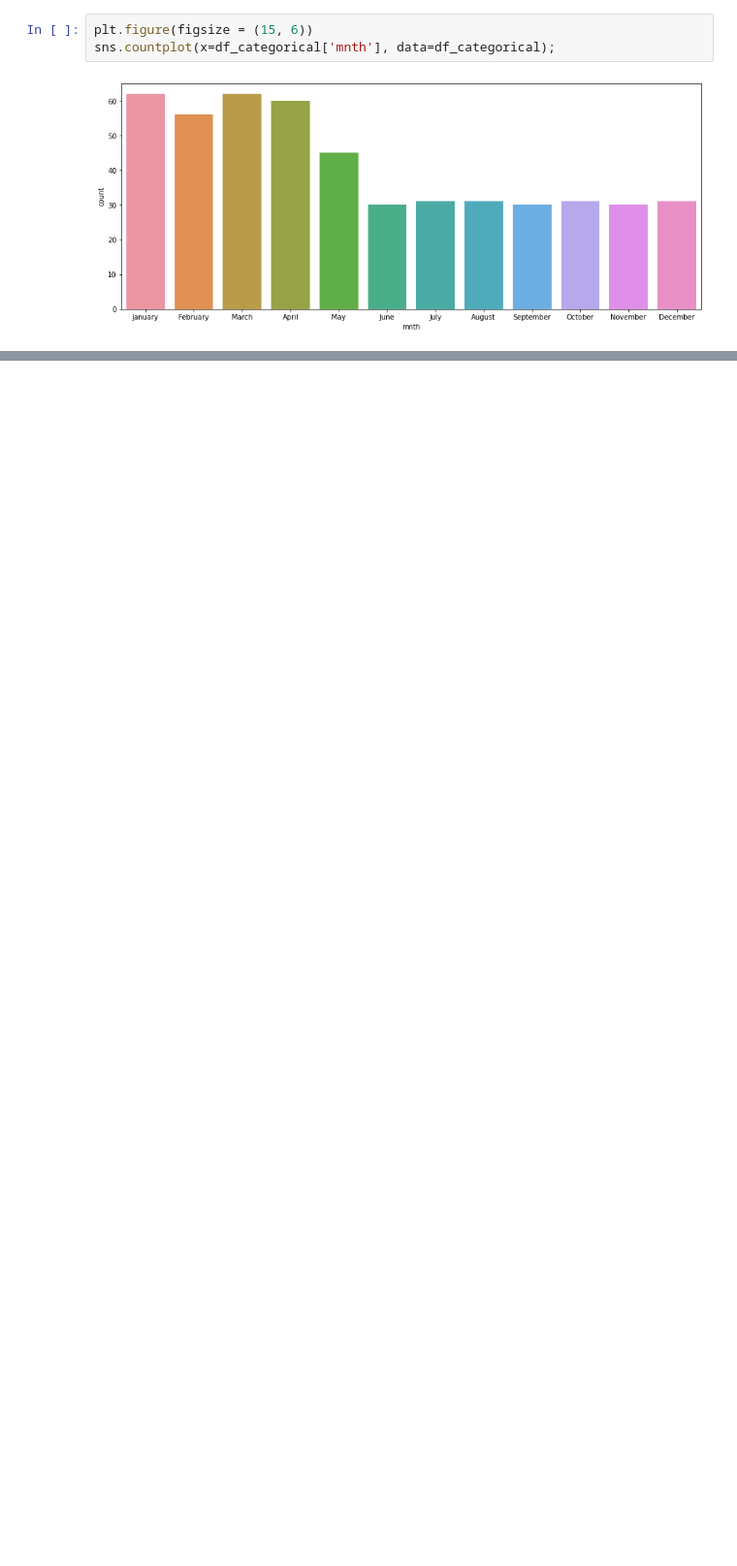
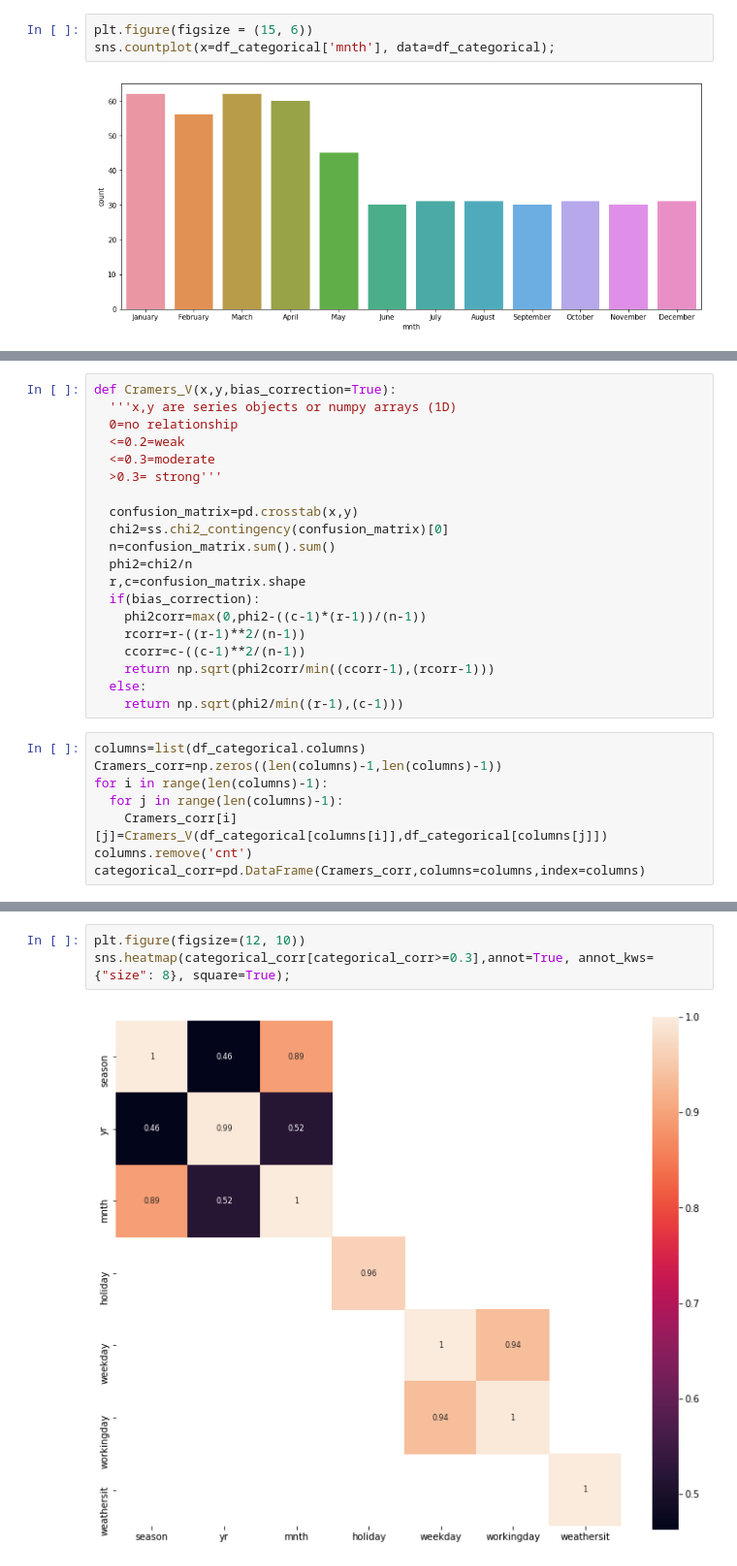
Before and after one commit to rajlm10/Touchstone-Foundation, a Jupyter notebook: EDA_Kaggle_Bikes.ipynb, the cells around one changed output, grey strips where cells are left out. Shown at 97% size. Drawn from its saved outputs; the diff is of its cells as text; blank space fills up the shorter version.

```diff
--- a/EDA_Kaggle_Bikes.ipynb
+++ b/EDA_Kaggle_Bikes.ipynb
@@ -292,0 +315,28 @@ sns.countplot(x=df_categorical['mnth'], data=df_categorical);
+# %%
+def Cramers_V(x,y,bias_correction=True):
+  '''x,y are series objects or numpy arrays (1D)
+  0=no relationship
+  <=0.2=weak
+  <=0.3=moderate
+  >0.3= strong'''
+
+  confusion_matrix=pd.crosstab(x,y)
+  chi2=ss.chi2_contingency(confusion_matrix)[0]
+  n=confusion_matrix.sum().sum()
+  phi2=chi2/n
+  r,c=confusion_matrix.shape
+  if(bias_correction):
+    phi2corr=max(0,phi2-((c-1)*(r-1))/(n-1))
+    rcorr=r-((r-1)**2/(n-1))
+    ccorr=c-((c-1)**2/(n-1))
+    return np.sqrt(phi2corr/min((ccorr-1),(rcorr-1)))
+  else:
+    return np.sqrt(phi2/min((r-1),(c-1)))
+# %%
+columns=list(df_categorical.columns)
+Cramers_corr=np.zeros((len(columns)-1,len(columns)-1))
+for i in range(len(columns)-1):
+  for j in range(len(columns)-1):
+    Cramers_corr[i][j]=Cramers_V(df_categorical[columns[i]],df_categorical[columns[j]])
+columns.remove('cnt')
+categorical_corr=pd.DataFrame(Cramers_corr,columns=columns,index=columns)
@@ -292,0 +354,5 @@ sns.countplot(x=df_categorical['mnth'], data=df_categorical);
+# %%
+plt.figure(figsize=(12, 10))
+sns.heatmap(categorical_corr[categorical_corr>=0.3],annot=True, annot_kws={"size": 8}, square=True);
+# %% [output]
+[figure, added]
```
Also changed, not shown: parts of 4 cells of this notebook.
